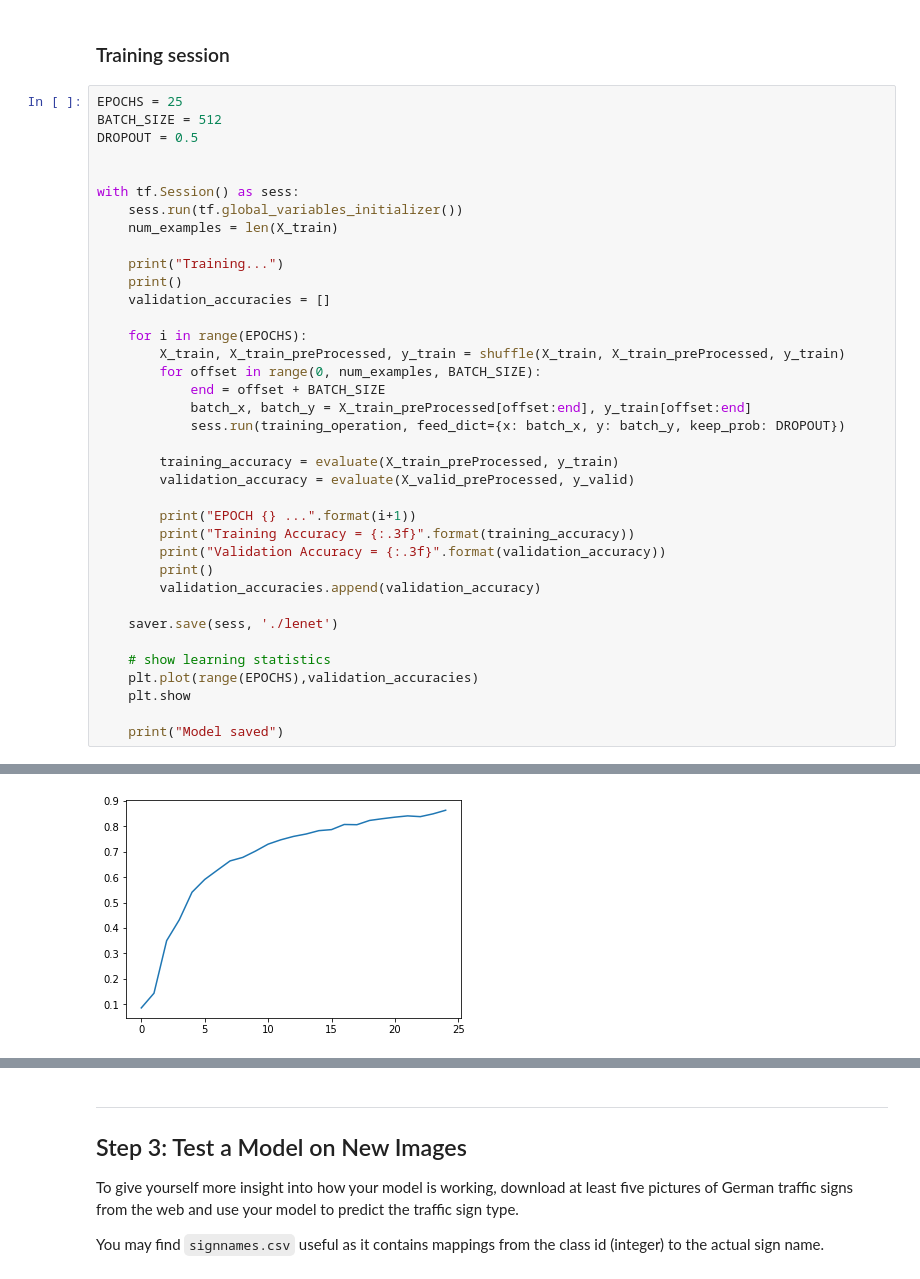
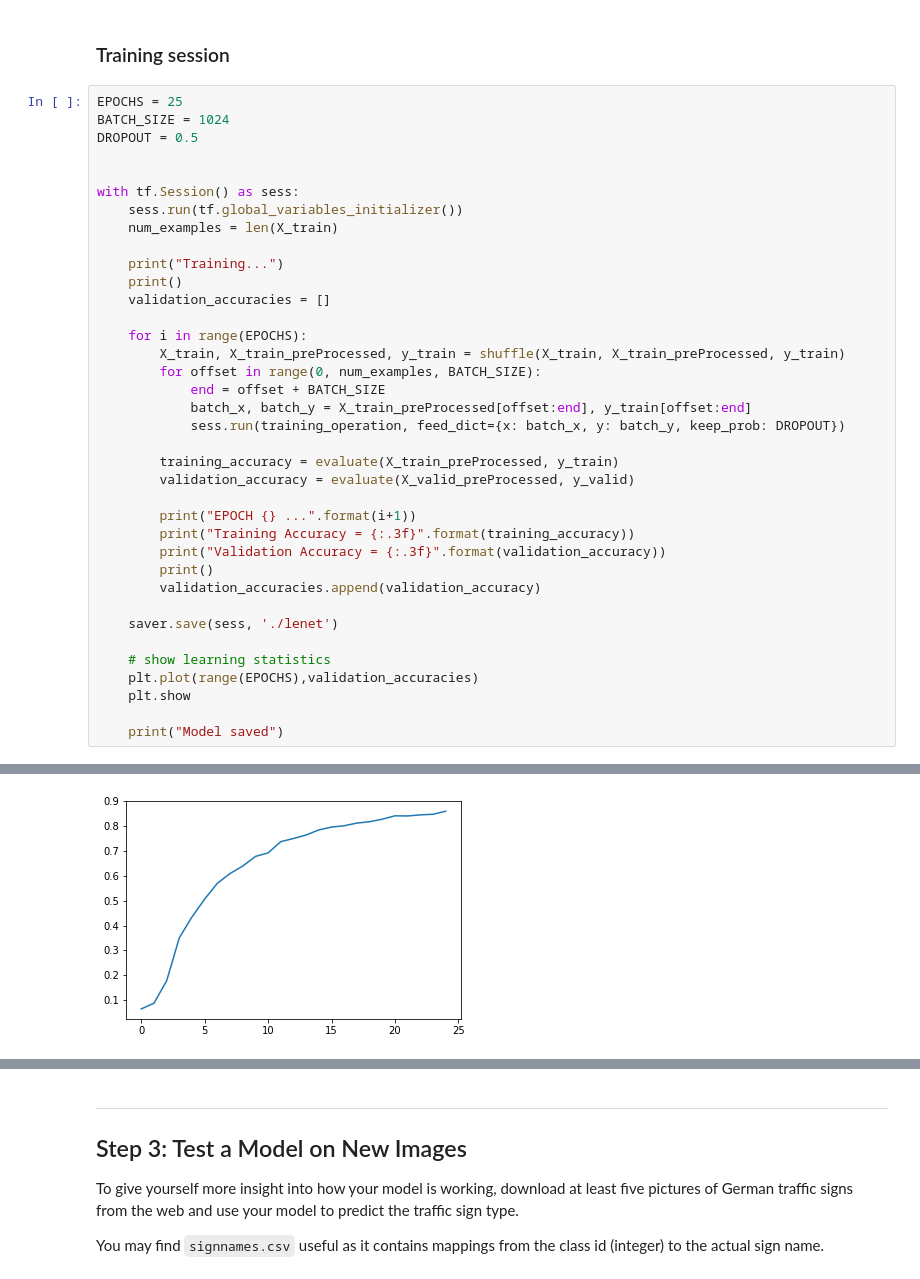
Before and after one commit to Shivam-Bhardwaj/TrafficSignDetector-TensorFlow, a Jupyter notebook: Traffic_Sign_Classifier.ipynb, the cells around one changed output, grey strips where cells are left out. Cells and saved outputs as stored; diff of their text form.

```diff
--- a/Traffic_Sign_Classifier.ipynb
+++ b/Traffic_Sign_Classifier.ipynb
@@ -589,7 +381,7 @@ Finished Preprocessing
 ### Training session
 # %%
 EPOCHS = 25
-BATCH_SIZE = 512
+BATCH_SIZE = 1024
 DROPOUT = 0.5
 
 
@@ -643,6 +435,6 @@ Validation Accuracy = 0.863
 
 Model saved
-[figure, old version]
+[figure, new version]
 # %%
 with tf.Session() as sess:
     saver.restore(sess, tf.train.latest_checkpoint('.'))
```
Also changed, not shown: parts of 15 cells of this notebook, 4 other files.
